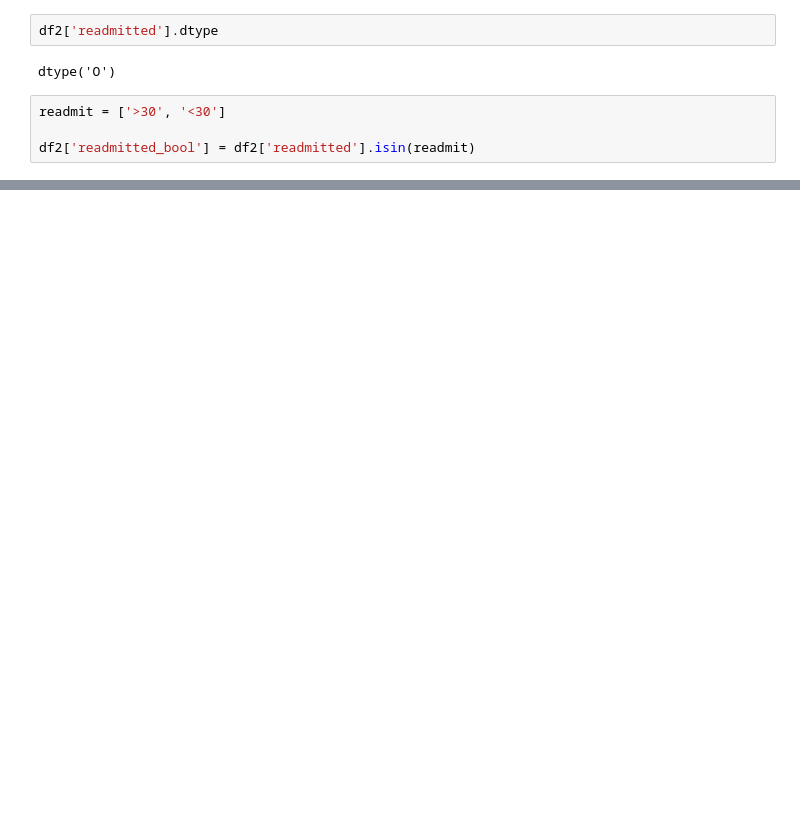
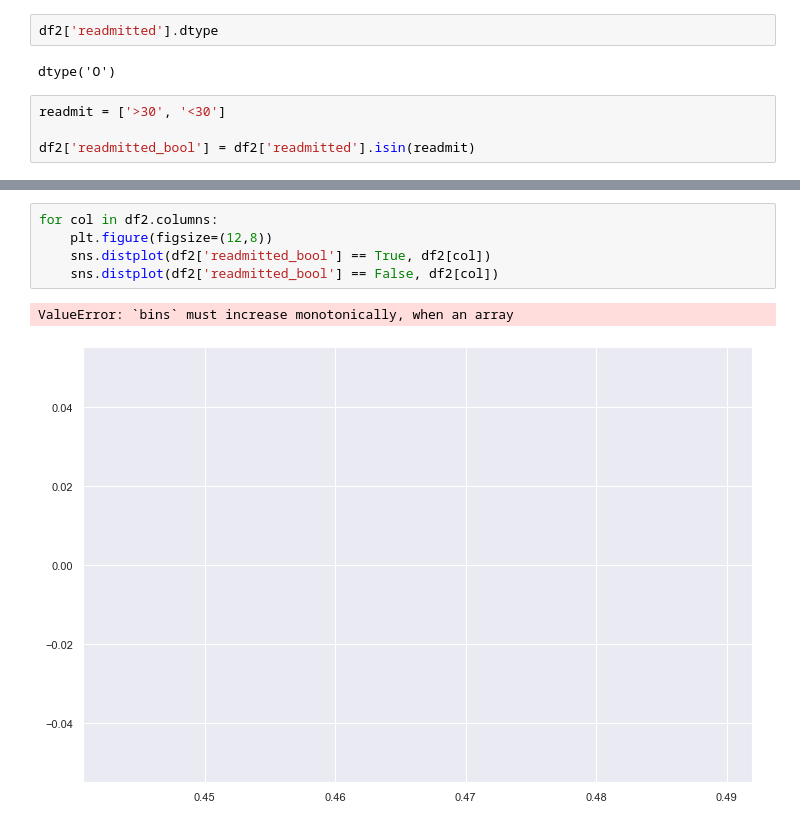
Before and after one commit to thinkful-dsi-axolotl/student_pair_work, a Jupyter notebook: Chinwe-Charles/10_29_pairwork.ipynb, the cells around one changed output, grey strips where cells are left out. Drawn from its saved outputs; the diff is of its cells as text; blank space fills up the shorter version.

```diff
--- a/Chinwe-Charles/10_29_pairwork.ipynb
+++ b/Chinwe-Charles/10_29_pairwork.ipynb
@@ -173,0 +181,8 @@ columns_2 = df2.select_dtypes(include = 'number').columns
+# %%
+for col in df2.columns:
+    plt.figure(figsize=(12,8))
+    sns.distplot(df2['readmitted_bool'] == True, df2[col])
+    sns.distplot(df2['readmitted_bool'] == False, df2[col])
+# %% [output]
+ValueError: `bins` must increase monotonically, when an array
+[figure, added]
```
Also changed, not shown: parts of 10 cells of this notebook.
